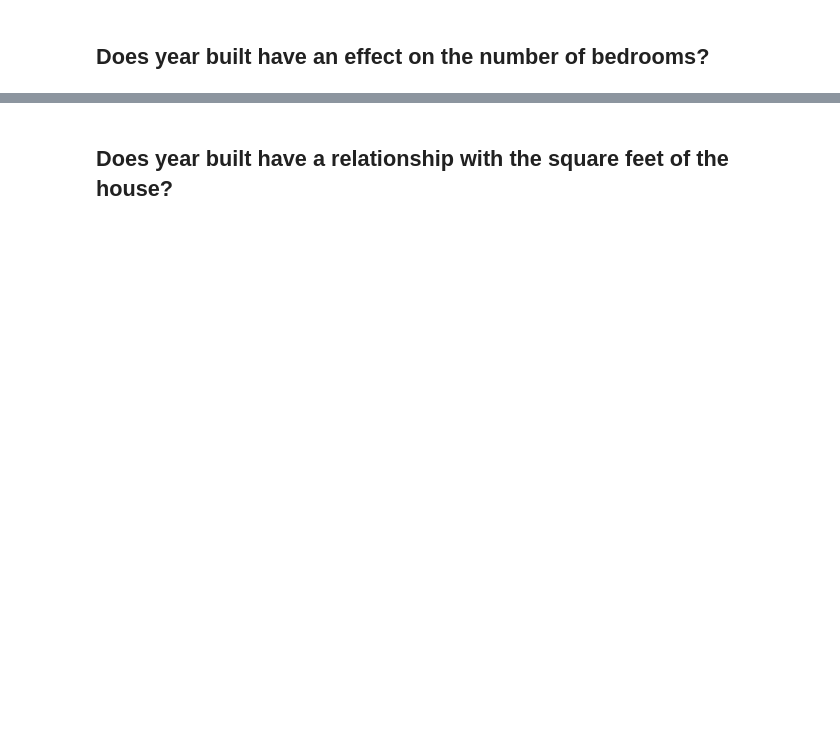
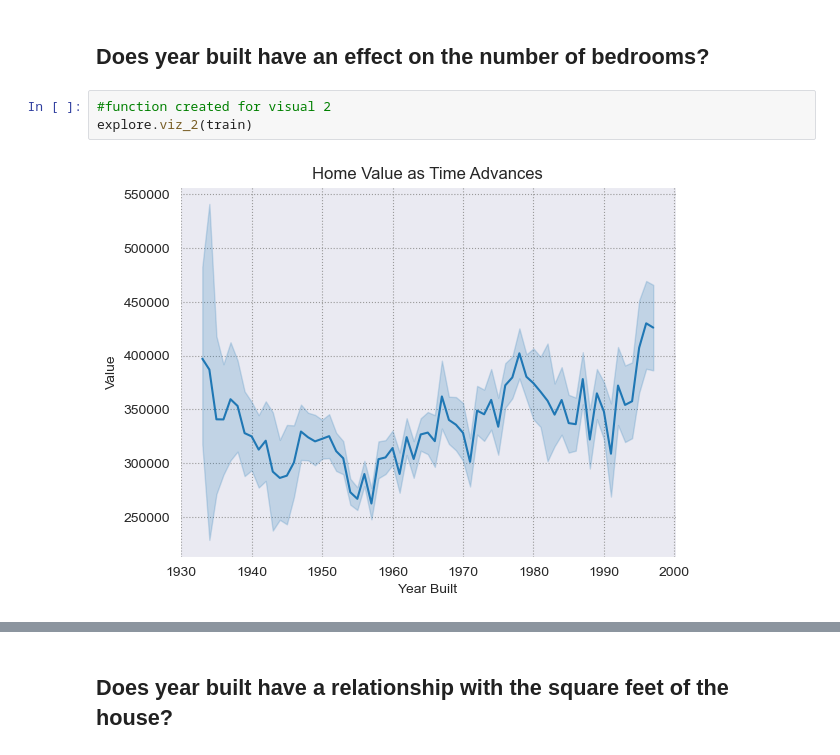
Before and after one commit to shawn-brown12/regression_project, a Jupyter notebook: Final_Report.ipynb, the cells around one changed output, grey strips where cells are left out. Saved outputs shown, nothing was run; the diff lists cells and outputs as text; blank space fills up the shorter version.

```diff
--- a/Final_Report.ipynb
+++ b/Final_Report.ipynb
@@ -127,2 +153,7 @@ explore.first_viz(train)
 # %% [markdown]
 ## Does year built have an effect on the number of bedrooms?
+# %%
+#function created for visual 2
+explore.viz_2(train)
+# %% [output]
+[figure, added]
```
Also changed, not shown: parts of 63 cells of this notebook, 6 other files.
